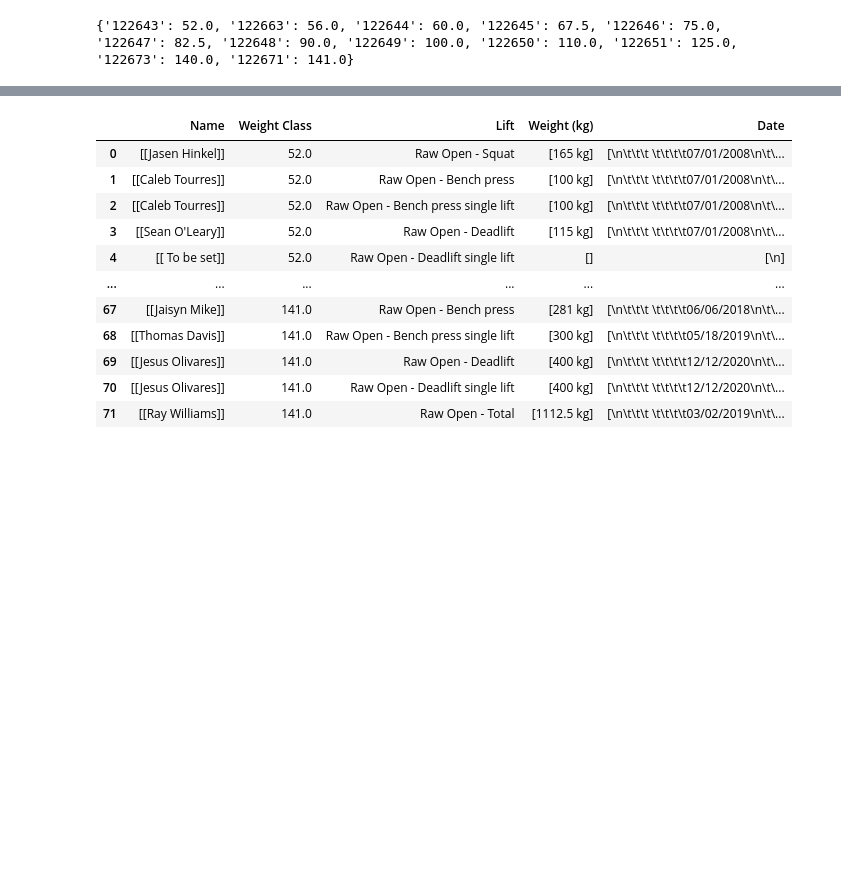
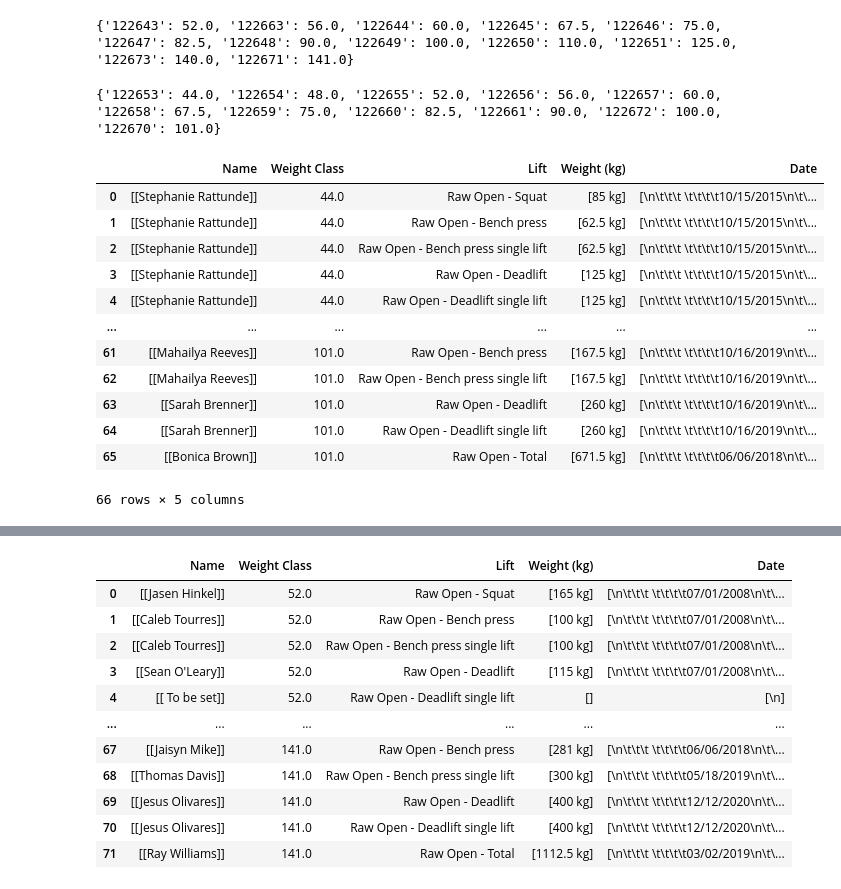
Before and after one commit to jjz17/Natural-Strength, a Jupyter notebook: data_collection.ipynb, the cells around one changed output, grey strips where cells are left out. Drawn from its saved outputs; the diff is of its cells as text; code cells hidden in the pictures; blank space fills up the shorter version.

```diff
--- a/data_collection.ipynb
+++ b/data_collection.ipynb
@@ -68,3 +68,71 @@ print(url_class_map)
 #     print(choice.get_text())
 # %% [output]
 {'122643': 52.0, '122663': 56.0, '122644': 60.0, '122645': 67.5, '122646': 75.0, '122647': 82.5, '122648': 90.0, '122649': 100.0, '122650': 110.0, '122651': 125.0, '122673': 140.0, '122671': 141.0}
+# %%
+target_url = 'https://usapl.liftingdatabase.com/records-default?recordtypeid=120362&categoryid=59&weightclassid=122653'
+soup = get_soup(target_url)
+choices = soup.find('optgroup', attrs={'label': 'USAPL Nationals 2022 - Female'})
+options = choices.find_all('option')
+url_class_map = {}
+for option in options:
+    w_class = ''
+    # Handle 100+ class
+    if option.get_text()[-1] == '+':
+        w_class = 101.0
+    else:
+        w_class = float(option.get_text()) * -1
+    if w_class >= 44:
+        url = option['value']
+        url_class_map[url] = w_class
+print(url_class_map)
+# %% [output]
+{'122653': 44.0, '122654': 48.0, '122655': 52.0, '122656': 56.0, '122657': 60.0, '122658': 67.5, '122659': 75.0, '122660': 82.5, '122661': 90.0, '122672': 100.0, '122670': 101.0}
+# %%
+target_url = 'https://usapl.liftingdatabase.com/records-default?recordtypeid=120362&categoryid=59&weightclassid='
+
+df2 = pd.DataFrame(columns = ['Name', 'Weight Class', 'Lift', 'Weight (kg)', 'Date'])
+
+for url, w_class in url_class_map.items():
+    page = f'{target_url}{url}'
+    soup = get_soup(page)
+    body = soup.find_all('tbody')[1]
+    # print(body)
+    # titles = body.find_all('th', {'colspan' : '9'})
+    records = body.find_all('tr', class_=None)
+    lift = ''
+    for count, record in enumerate(records):
+        # even tags are lift title
+        if count > 0 and (count-1)%2 == 0:
+            lift = record.get_text().strip()
+    #         print(lift)
+    #         print(record.get_text().strip())
+        # odd tags are info
+        if count > 0 and (count-1)%2 == 1:
+            infos = record.find_all('td')
+            name = infos[1]
+            weight_class = infos[0]
+            weight = infos[2]
+            date = infos[3]
+            # Create a temporary dictionary to store the information of the current post
+            temp_dict = {'Name': name, 'Weight Class': w_class, 'Lift': lift, 'Weight (kg)': weight, 'Date': date}
+            # Append the current post's information to the df DataFrame to create its respective row
+            df2 = df2.append(temp_dict, ignore_index=True)
+    #         for info in infos:
+    #       except  print(info.get_text().strip())
+    time.sleep(random.randint(2,3))
+
+df2
+# %% [output]
+|  | Name | Weight Class | Lift | Weight (kg) | Date |
+| 0 | [[Stephanie Rattunde]] | 44.0 | Raw Open - Squat | [85 kg] | [\n\t\t\t \t\t\t\t10/15/2015\n\t\... |
+| 1 | [[Stephanie Rattunde]] | 44.0 | Raw Open - Bench press | [62.5 kg] | [\n\t\t\t \t\t\t\t10/15/2015\n\t\... |
+| 2 | [[Stephanie Rattunde]] | 44.0 | Raw Open - Bench press single lift | [62.5 kg] | [\n\t\t\t \t\t\t\t10/15/2015\n\t\... |
+| 3 | [[Stephanie Rattunde]] | 44.0 | Raw Open - Deadlift | [125 kg] | [\n\t\t\t \t\t\t\t10/15/2015\n\t\... |
+| 4 | [[Stephanie Rattunde]] | 44.0 | Raw Open - Deadlift single lift | [125 kg] | [\n\t\t\t \t\t\t\t10/15/2015\n\t\... |
+| ... | ... | ... | ... | ... | ... |
+| 61 | [[Mahailya Reeves]] | 101.0 | Raw Open - Bench press | [167.5 kg] | [\n\t\t\t \t\t\t\t10/16/2019\n\t\... |
+| 62 | [[Mahailya Reeves]] | 101.0 | Raw Open - Bench press single lift | [167.5 kg] | [\n\t\t\t \t\t\t\t10/16/2019\n\t\... |
+| 63 | [[Sarah Brenner]] | 101.0 | Raw Open - Deadlift | [260 kg] | [\n\t\t\t \t\t\t\t10/16/2019\n\t\... |
+| 64 | [[Sarah Brenner]] | 101.0 | Raw Open - Deadlift single lift | [260 kg] | [\n\t\t\t \t\t\t\t10/16/2019\n\t\... |
+| 65 | [[Bonica Brown]] | 101.0 | Raw Open - Total | [671.5 kg] | [\n\t\t\t \t\t\t\t06/06/2018\n\t\... |
+66 rows × 5 columns
```
Also changed, not shown: parts of 4 cells of this notebook.
